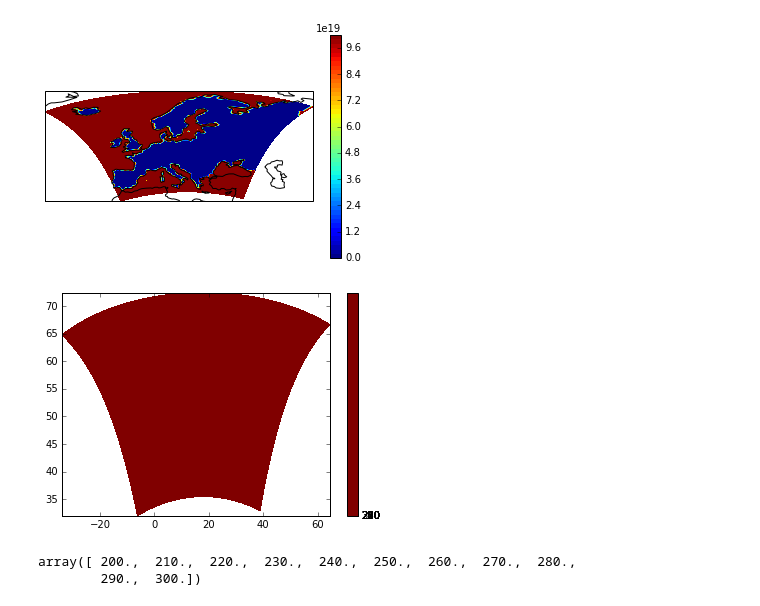
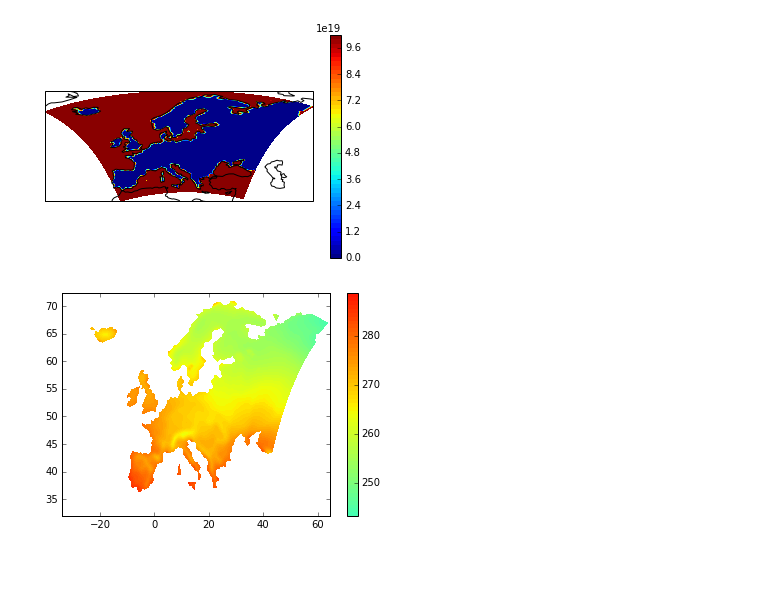
Before and after one commit to bird-house/flyingpigeon, a Jupyter notebook: notebooks/cdo_ocgis.ipynb, the cells around one changed output. Cells and saved outputs as stored; diff of their text form; code cells hidden in the pictures; blank space fills up the shorter version.

```diff
--- a/notebooks/cdo_ocgis.ipynb
+++ b/notebooks/cdo_ocgis.ipynb
@@ -179,15 +179,11 @@ ds.close()
 # %% [output]
 [figure]
 # %%
-cs = plt.contourf(lons, lats, val[0,:,:], 60, vmin=200, vmax=300)
+val_m = np.ma.array(val[:], mask=val[:] > 1000)
+cs = plt.contourf(lons, lats, val_m[0,:,:], 60, vmin=200, vmax=300)
 ticks = np.linspace(200,300, num=11, endpoint=True)
 cb =plt.colorbar(ticks=ticks, )
 cb.vmin=200
 cb.vmax=300
 # %% [output]
-[figure, old version]
+[figure, new version]
-# %%
-ticks
-# %% [output]
-array([ 200.,  210.,  220.,  230.,  240.,  250.,  260.,  270.,  280.,
-        290.,  300.])
```
Also changed, not shown: parts of 2 cells of this notebook.
